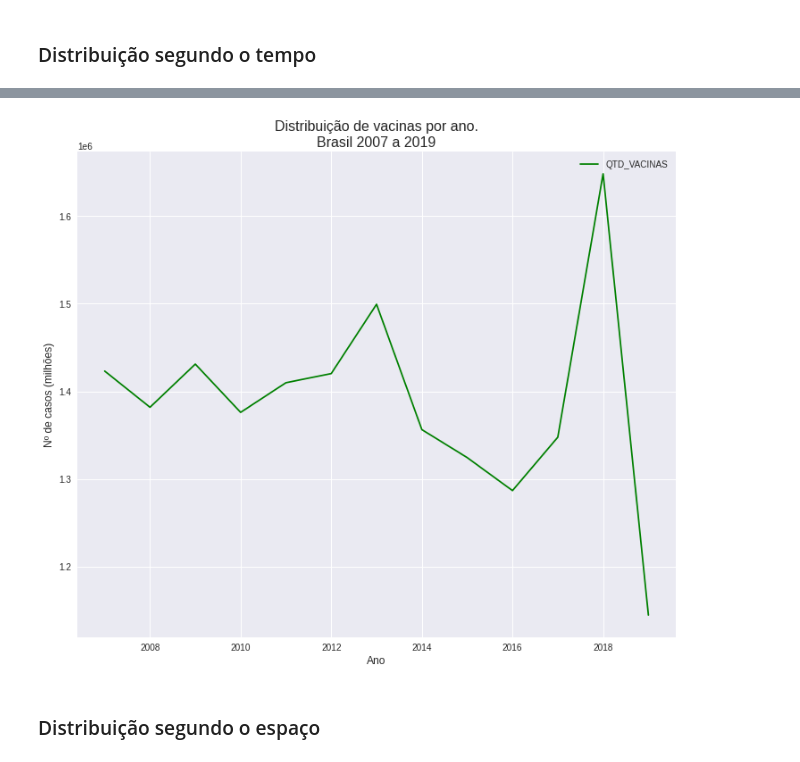
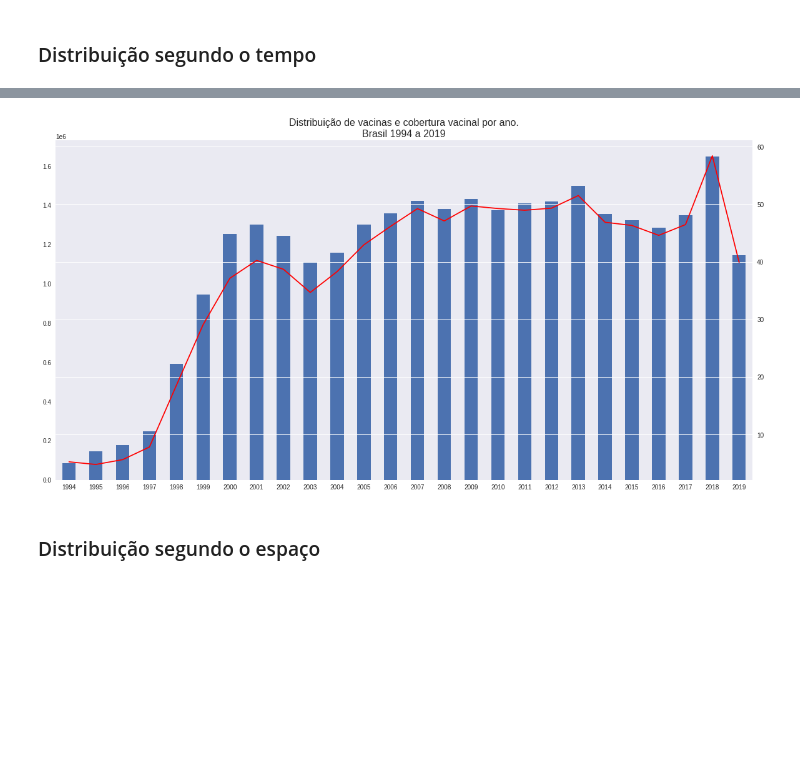
Before and after one commit to pedrosena138/if1007-tasi4, a Jupyter notebook: Analise_de_casos_de_febre_amarela_em_humanos.ipynb, the cells around one changed output, grey strips where cells are left out. Cells and saved outputs as stored; diff of their text form; code cells hidden in the pictures; blank space fills up the shorter version.

```diff
--- a/Analise_de_casos_de_febre_amarela_em_humanos.ipynb
+++ b/Analise_de_casos_de_febre_amarela_em_humanos.ipynb
@@ -198,14 +258,19 @@ plt.show()
 # %%
 years = df_vaccines['ANO'].unique()
+r = np.arange(len(years))
+ax = plt.gca()
+# fig = plt.figure()
 
-df_vaccines.plot(x='ANO', y='QTD_VACINAS', color='green', figsize=(12,10))
+df_vaccines['QTD_VACINAS'].plot(kind='bar', label='Vacinas', ax=ax)
+df_vaccines['COBERTURAS_VACINAIS'].plot(color='red', label='Cobertura vacinal', secondary_y=True, ax=ax, figsize=(20,10))
 
 plt.xlabel('Ano', fontsize=12)
-plt.ylabel('Nº de casos (milhões)', fontsize=12)
-plt.title('Distribuição de vacinas por ano.\nBrasil 2007 a 2019', fontsize=16)
+plt.xticks(r, years)
+plt.title('Distribuição de vacinas e cobertura vacinal por ano.\nBrasil 1994 a 2019', fontsize=16)
+
 plt.show()
 # %% [output]
-[figure, old version]
+[figure, new version]
 # %% [markdown]
 ### Distribuição segundo o espaço
 # %%
```
Also changed, not shown: parts of 14 cells of this notebook.
